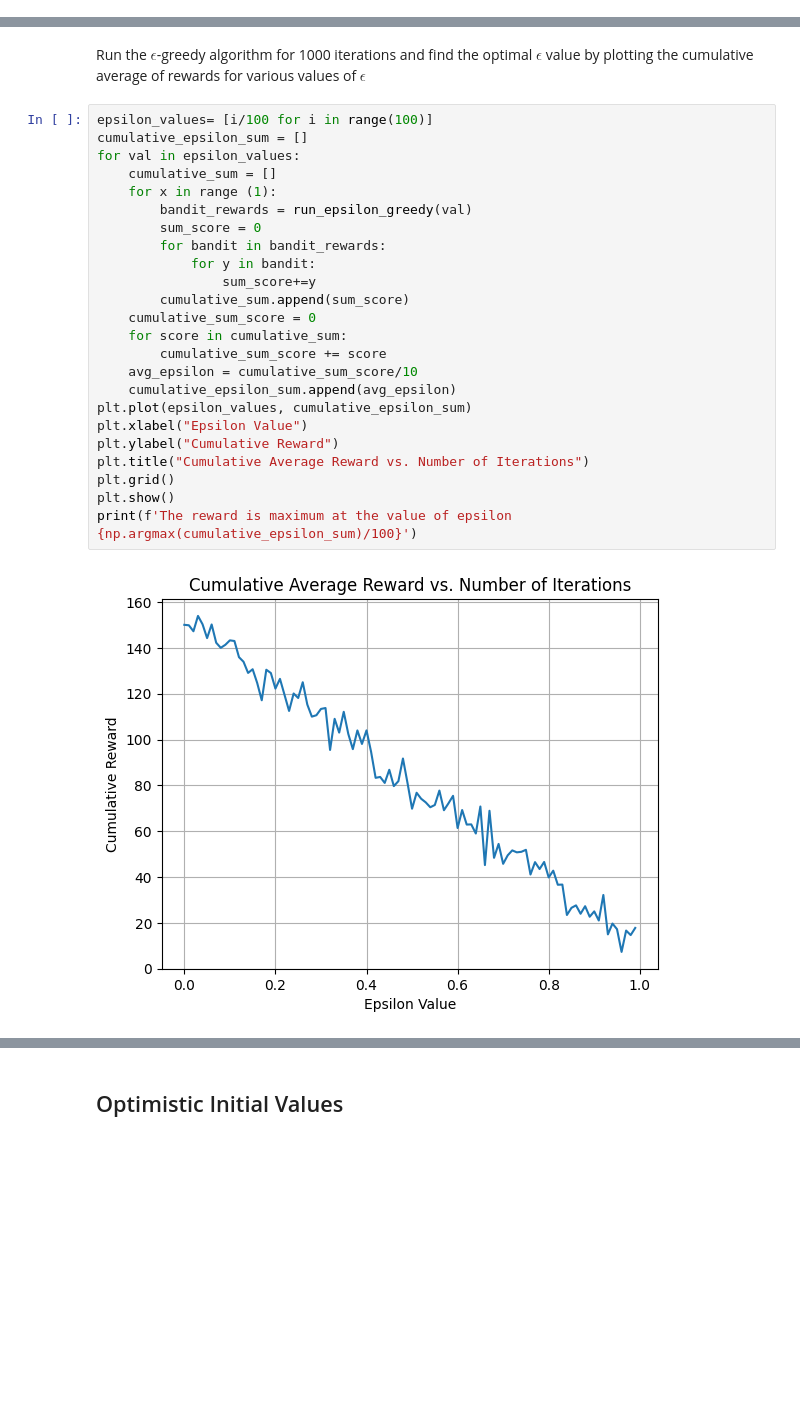
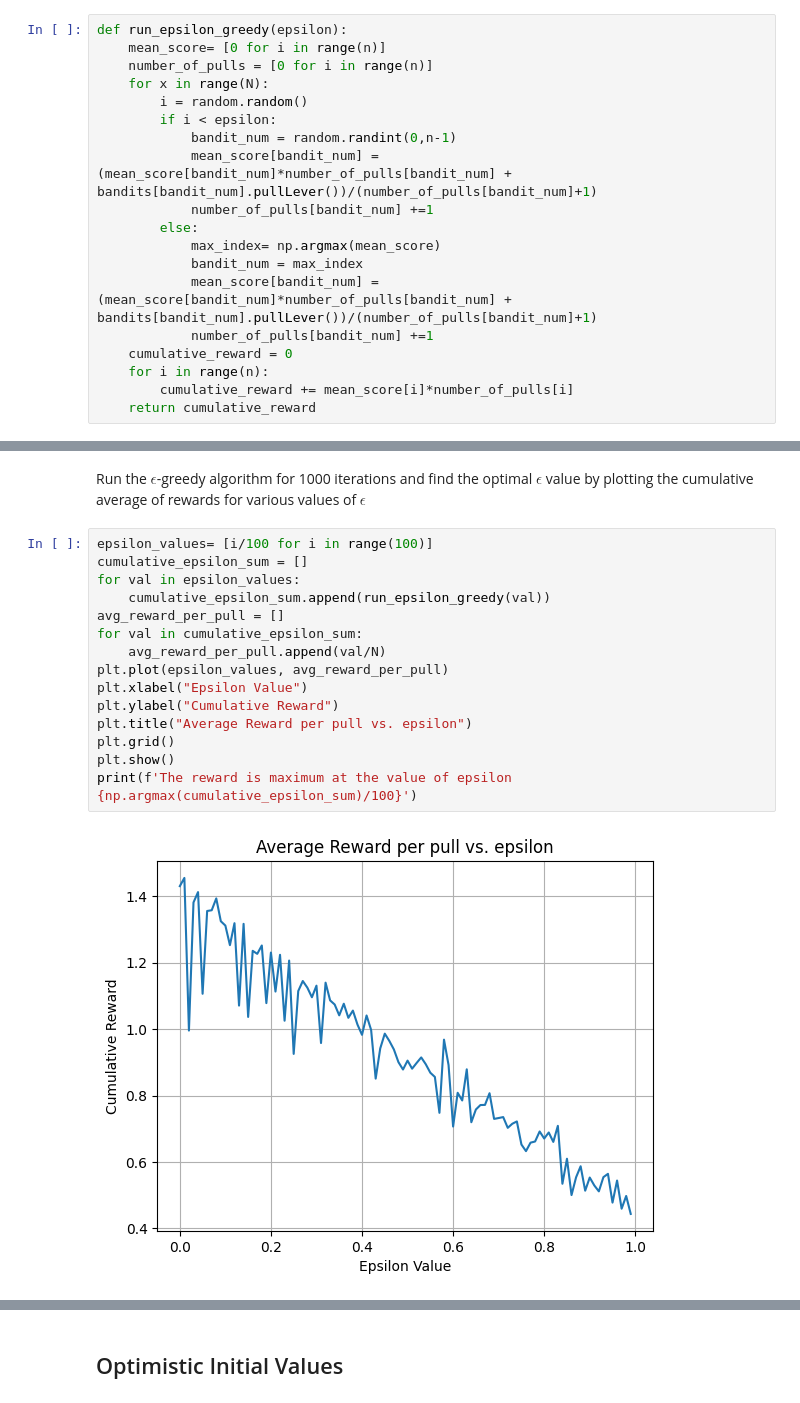
Before and after one commit to aksharzala2585/WiDS-2024-Can-Computers-Think, a Jupyter notebook: Week 1/work_on_bandits.ipynb, the cells around one changed output, grey strips where cells are left out. Drawn from its saved outputs; the diff is of its cells as text; blank space fills up the shorter version.

```diff
--- a/Week 1/work_on_bandits.ipynb
+++ b/Week 1/work_on_bandits.ipynb
@@ -107,3 +82,22 @@ def run_epsilon_greedy(epsilon):
+# %%
+def run_epsilon_greedy(epsilon):
+    mean_score= [0 for i in range(n)]
+    number_of_pulls = [0 for i in range(n)]
+    for x in range(N):
+        i = random.random()
+        if i < epsilon:
+            bandit_num = random.randint(0,n-1)
+            mean_score[bandit_num] = (mean_score[bandit_num]*number_of_pulls[bandit_num] + bandits[bandit_num].pullLever())/(number_of_pulls[bandit_num]+1)
+            number_of_pulls[bandit_num] +=1
+        else:
+            max_index= np.argmax(mean_score)
+            bandit_num = max_index
+            mean_score[bandit_num] = (mean_score[bandit_num]*number_of_pulls[bandit_num] + bandits[bandit_num].pullLever())/(number_of_pulls[bandit_num]+1)
+            number_of_pulls[bandit_num] +=1
+    cumulative_reward = 0
+    for i in range(n):
+        cumulative_reward += mean_score[i]*number_of_pulls[i]
+    return cumulative_reward
 # %% [markdown]
 Plot the cumulative average of rewards as the number of iterations increases but for various values of $\epsilon$.
 # %%
@@ -142,26 +131,17 @@ Run the $\epsilon$-greedy algorithm for 1000 iterations and find the optimal $\e
 # %%
 epsilon_values= [i/100 for i in range(100)]
 cumulative_epsilon_sum = []
 for val in epsilon_values:
-    cumulative_sum = []
-    for x in range (1):
-        bandit_rewards = run_epsilon_greedy(val)
-        sum_score = 0
-        for bandit in bandit_rewards:
-            for y in bandit:
-                sum_score+=y
-        cumulative_sum.append(sum_score)
-    cumulative_sum_score = 0
-    for score in cumulative_sum:
-        cumulative_sum_score += score
-    avg_epsilon = cumulative_sum_score/10
-    cumulative_epsilon_sum.append(avg_epsilon)
-plt.plot(epsilon_values, cumulative_epsilon_sum)
+    cumulative_epsilon_sum.append(run_epsilon_greedy(val))
+avg_reward_per_pull = []
+for val in cumulative_epsilon_sum:
+    avg_reward_per_pull.append(val/N)
+plt.plot(epsilon_values, avg_reward_per_pull)
 plt.xlabel("Epsilon Value")
 plt.ylabel("Cumulative Reward")
-plt.title("Cumulative Average Reward vs. Number of Iterations")
+plt.title("Average Reward per pull vs. epsilon")
 plt.grid()
 plt.show()
 print(f'The reward is maximum at the value of epsilon {np.argmax(cumulative_epsilon_sum)/100}')
 # %% [output]
-[figure, old version]
+[figure, new version]
```
Also changed, not shown: parts of 16 cells of this notebook, 1 other file.
